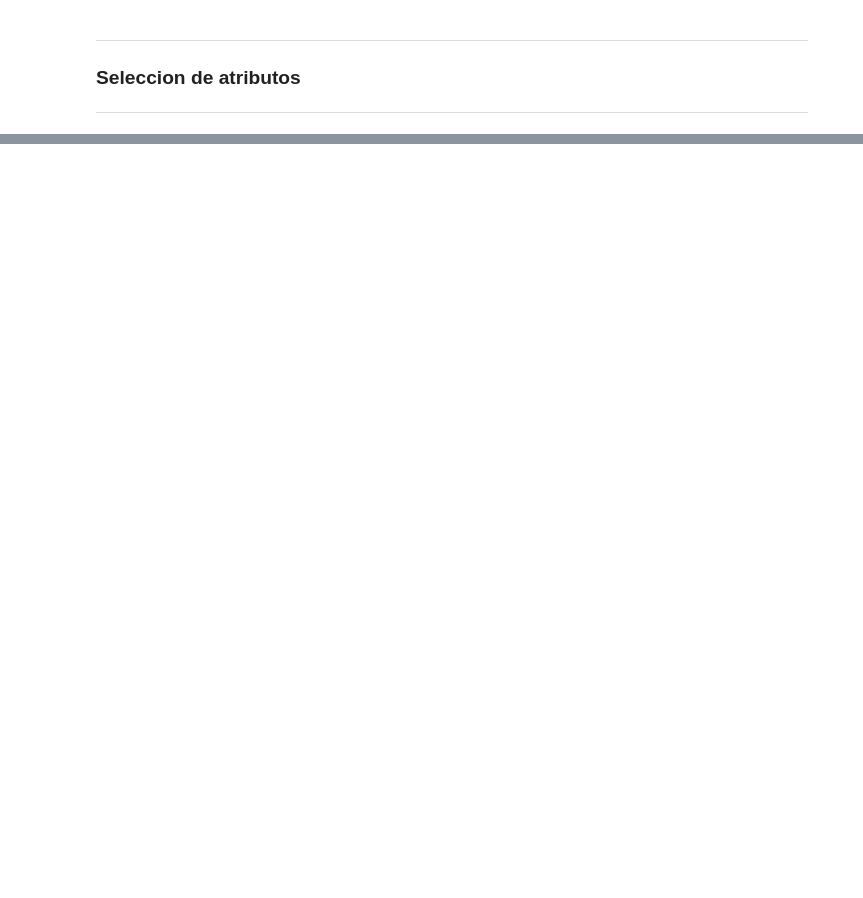
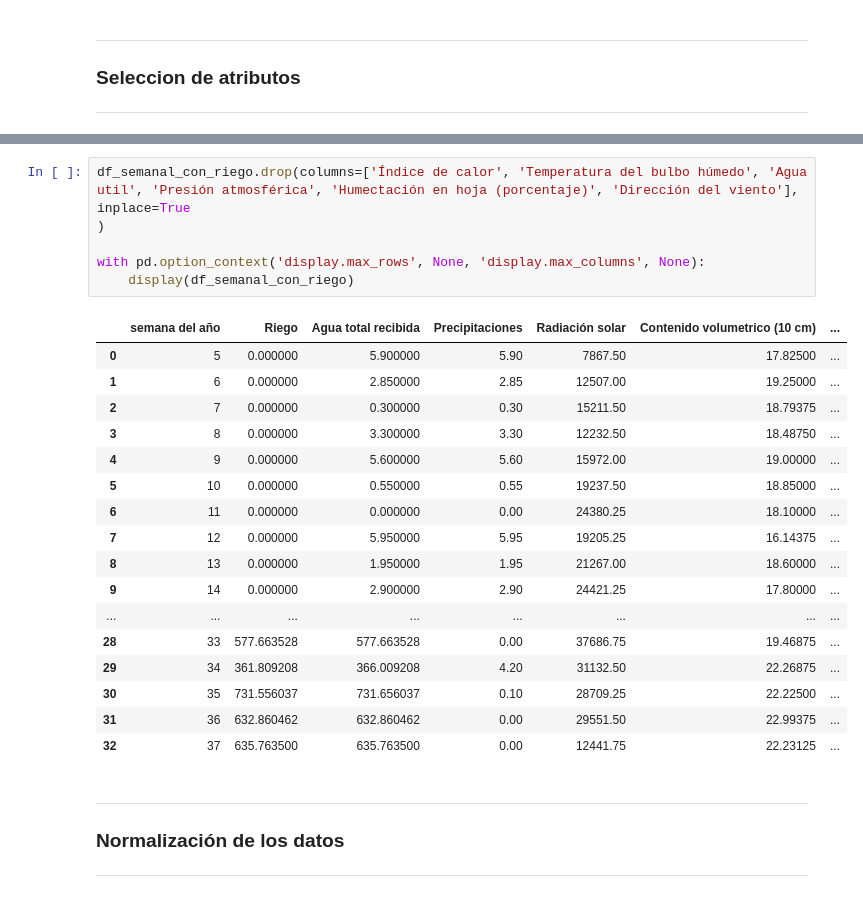
Before and after one commit to rodrigocastroviejo/Optimizacion-de-Riego-Deficitario-Controlado-en-cultivos-Le-osos-Mediante-Machine-Learning, a Jupyter notebook: model/EDA.ipynb, the cells around one changed output, grey strips where cells are left out. Drawn from its saved outputs; the diff is of its cells as text; blank space fills up the shorter version.

```diff
--- a/model/EDA.ipynb
+++ b/model/EDA.ipynb
@@ -470,0 +543,30 @@ Estas no muestran relación fuerte con ninguna variable importante:
+# %%
+df_semanal_con_riego.drop(columns=['Índice de calor', 'Temperatura del bulbo húmedo', 'Agua util', 'Presión atmosférica', 'Humectación en hoja (porcentaje)', 'Dirección del viento'], inplace=True
+)
+
+with pd.option_context('display.max_rows', None, 'display.max_columns', None):
+    display(df_semanal_con_riego)
+# %% [output]
+|  | semana del año | Riego | Agua total recibida | Precipitaciones | Radiación solar | Contenido volumetrico (10 cm) | ... |
+| 0 | 5 | 0.000000 | 5.900000 | 5.90 | 7867.50 | 17.82500 | ... |
+| 1 | 6 | 0.000000 | 2.850000 | 2.85 | 12507.00 | 19.25000 | ... |
+| 2 | 7 | 0.000000 | 0.300000 | 0.30 | 15211.50 | 18.79375 | ... |
+| 3 | 8 | 0.000000 | 3.300000 | 3.30 | 12232.50 | 18.48750 | ... |
+| 4 | 9 | 0.000000 | 5.600000 | 5.60 | 15972.00 | 19.00000 | ... |
+| 5 | 10 | 0.000000 | 0.550000 | 0.55 | 19237.50 | 18.85000 | ... |
+| 6 | 11 | 0.000000 | 0.000000 | 0.00 | 24380.25 | 18.10000 | ... |
+| 7 | 12 | 0.000000 | 5.950000 | 5.95 | 19205.25 | 16.14375 | ... |
+| 8 | 13 | 0.000000 | 1.950000 | 1.95 | 21267.00 | 18.60000 | ... |
+| 9 | 14 | 0.000000 | 2.900000 | 2.90 | 24421.25 | 17.80000 | ... |
+| ... | ... | ... | ... | ... | ... | ... | ... |
+| 28 | 33 | 577.663528 | 577.663528 | 0.00 | 37686.75 | 19.46875 | ... |
+| 29 | 34 | 361.809208 | 366.009208 | 4.20 | 31132.50 | 22.26875 | ... |
+| 30 | 35 | 731.556037 | 731.656037 | 0.10 | 28709.25 | 22.22500 | ... |
+| 31 | 36 | 632.860462 | 632.860462 | 0.00 | 29551.50 | 22.99375 | ... |
+| 32 | 37 | 635.763500 | 635.763500 | 0.00 | 12441.75 | 22.23125 | ... |
+# %% [markdown]
+---
+
+### Normalización de los datos
+
+---
```
Also changed, not shown: parts of 12 cells of this notebook.
